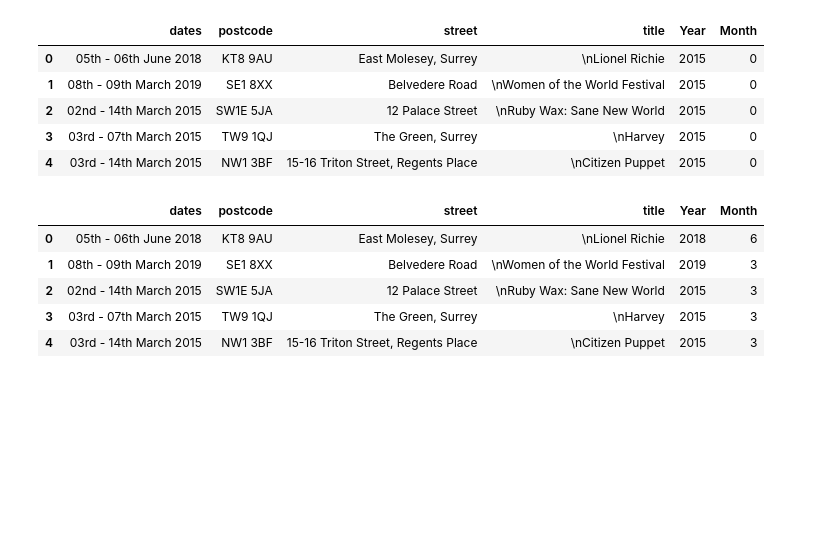
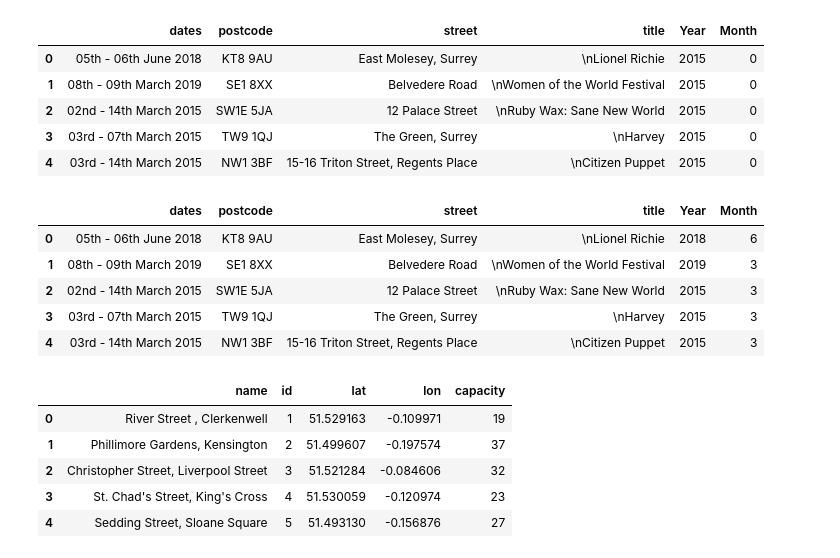
Before and after one commit to dataBikeHsUlm/MapReduce, a Jupyter notebook: Data_Profiling/AdditionalFeatures.ipynb, the cells around one changed output. Saved outputs shown, nothing was run; the diff lists cells and outputs as text; code cells hidden in the pictures; blank space fills up the shorter version.

```diff
--- a/Data_Profiling/AdditionalFeatures.ipynb
+++ b/Data_Profiling/AdditionalFeatures.ipynb
@@ -132,3 +132,14 @@ f.head()
 | 2 | 02nd - 14th March 2015 | SW1E 5JA | 12 Palace Street | \nRuby Wax: Sane New World | 2015 | 3 |
 | 3 | 03rd - 07th March 2015 | TW9 1QJ | The Green, Surrey | \nHarvey | 2015 | 3 |
 | 4 | 03rd - 14th March 2015 | NW1 3BF | 15-16 Triton Street, Regents Place | \nCitizen Puppet | 2015 | 3 |
+# %%
+stations = pd.read_csv('/home/kronork/mapReduce/raw/rental_stations_saved.csv')
+# %%
+stations.head()
+# %% [output]
+|  | name | id | lat | lon | capacity |
+| 0 | River Street , Clerkenwell | 1 | 51.529163 | -0.109971 | 19 |
+| 1 | Phillimore Gardens, Kensington | 2 | 51.499607 | -0.197574 | 37 |
+| 2 | Christopher Street, Liverpool Street | 3 | 51.521284 | -0.084606 | 32 |
+| 3 | St. Chad's Street, King's Cross | 4 | 51.530059 | -0.120974 | 23 |
+| 4 | Sedding Street, Sloane Square | 5 | 51.493130 | -0.156876 | 27 |
```
Also changed, not shown: parts of 1 cell of this notebook, 9 other files.
